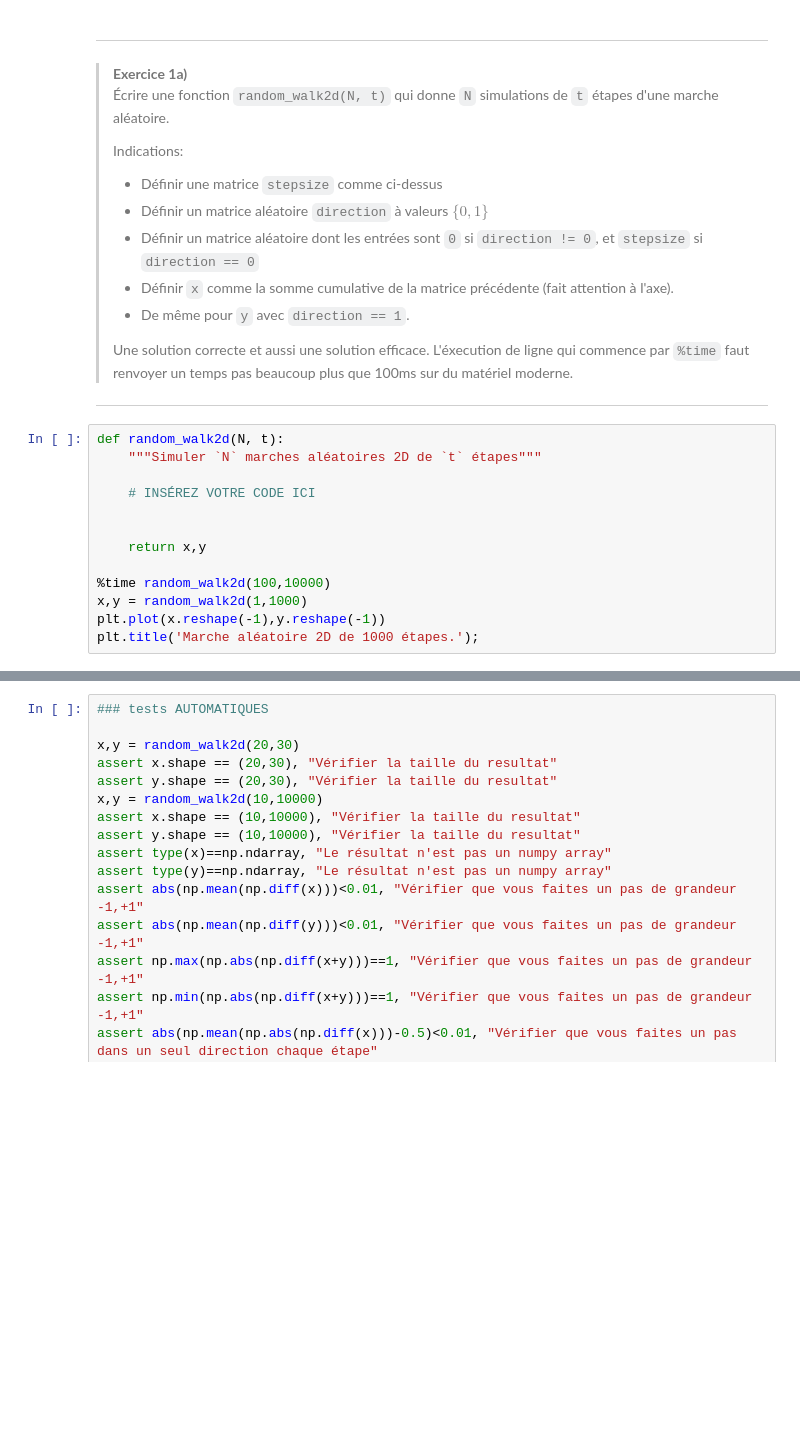
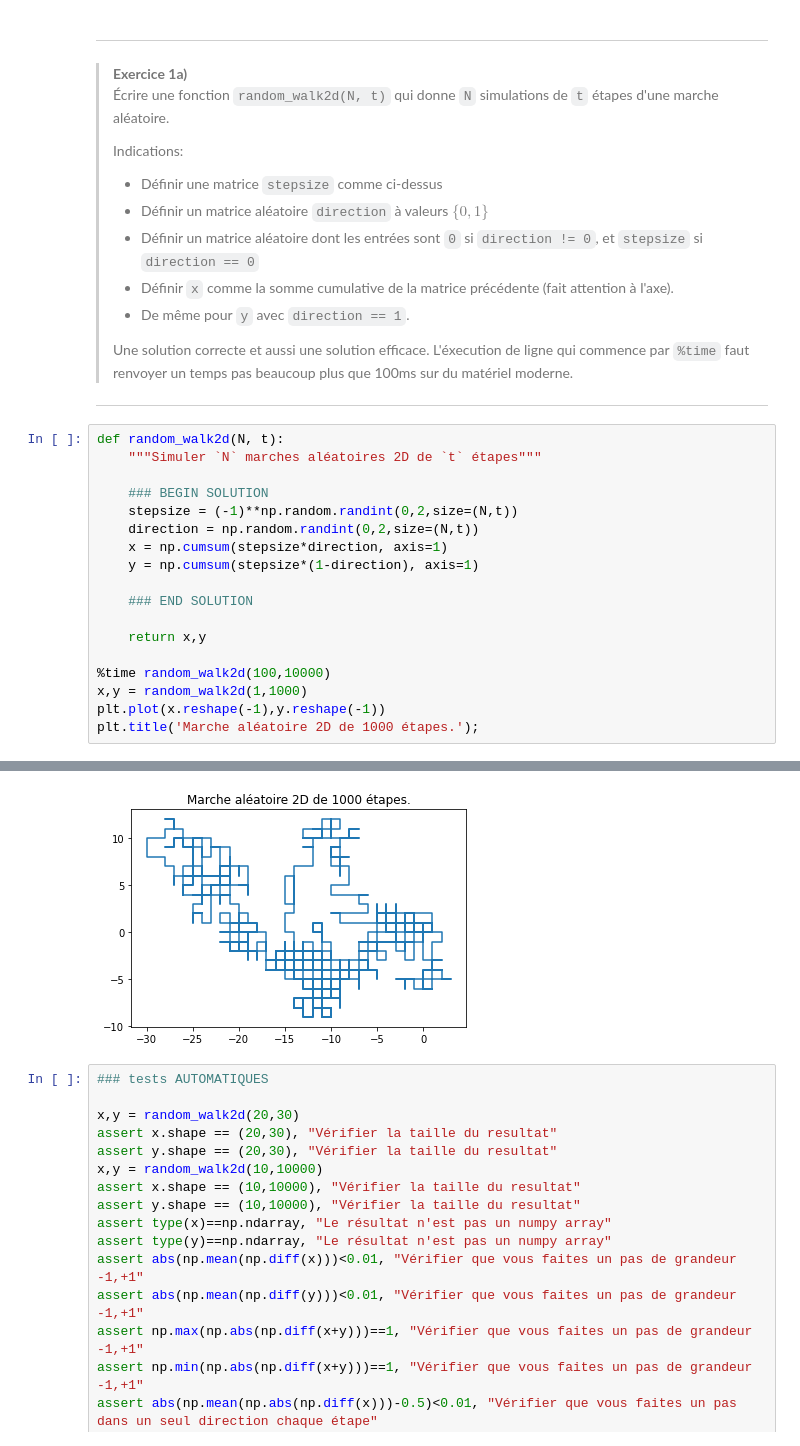
Before and after one commit to RikVoorhaar/probastat2020, a Jupyter notebook: notebooks/programmation2.ipynb, the cells around one changed output, grey strips where cells are left out. Saved outputs shown, nothing was run; the diff lists cells and outputs as text; blank space fills up the shorter version.

```diff
--- a/notebooks/programmation2.ipynb
+++ b/notebooks/programmation2.ipynb
@@ -80,8 +83,13 @@ _____
 def random_walk2d(N, t):
     """Simuler `N` marches aléatoires 2D de `t` étapes"""
 
-    # INSÉREZ VOTRE CODE ICI
+    ### BEGIN SOLUTION
+    stepsize = (-1)**np.random.randint(0,2,size=(N,t))
+    direction = np.random.randint(0,2,size=(N,t))
+    x = np.cumsum(stepsize*direction, axis=1)
+    y = np.cumsum(stepsize*(1-direction), axis=1)
 
+    ### END SOLUTION
 
     return x,y
 
@@ -89,3 +97,4 @@ def random_walk2d(N, t):
 x,y = random_walk2d(1,1000)
 plt.plot(x.reshape(-1),y.reshape(-1))
 plt.title('Marche aléatoire 2D de 1000 étapes.');
+# %% [output]
@@ -92,3 +103,4 @@ plt.title('Marche aléatoire 2D de 1000 étapes.');
+[figure, added]
 # %%
 ### tests AUTOMATIQUES
 
```
Also changed, not shown: parts of 10 cells of this notebook, 1 other file.
